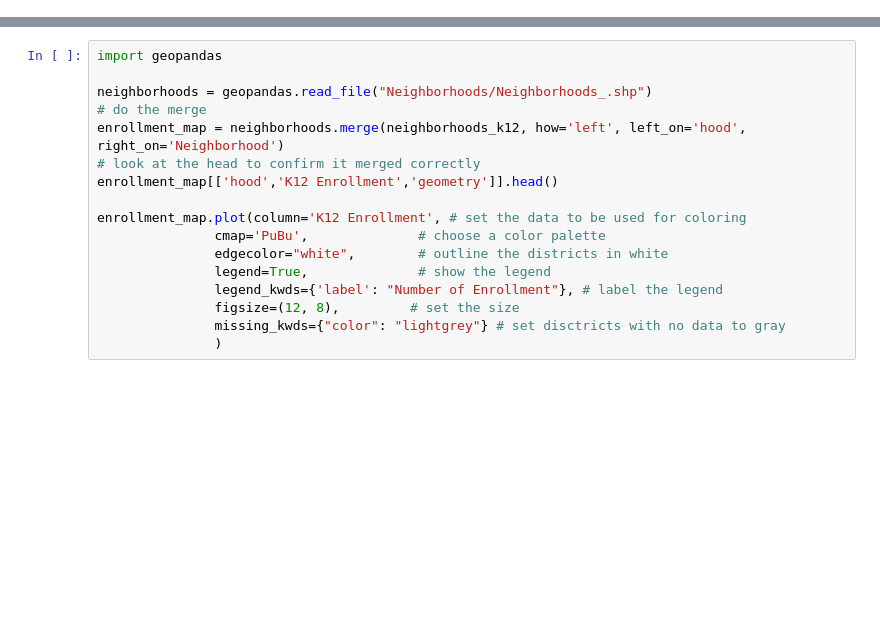
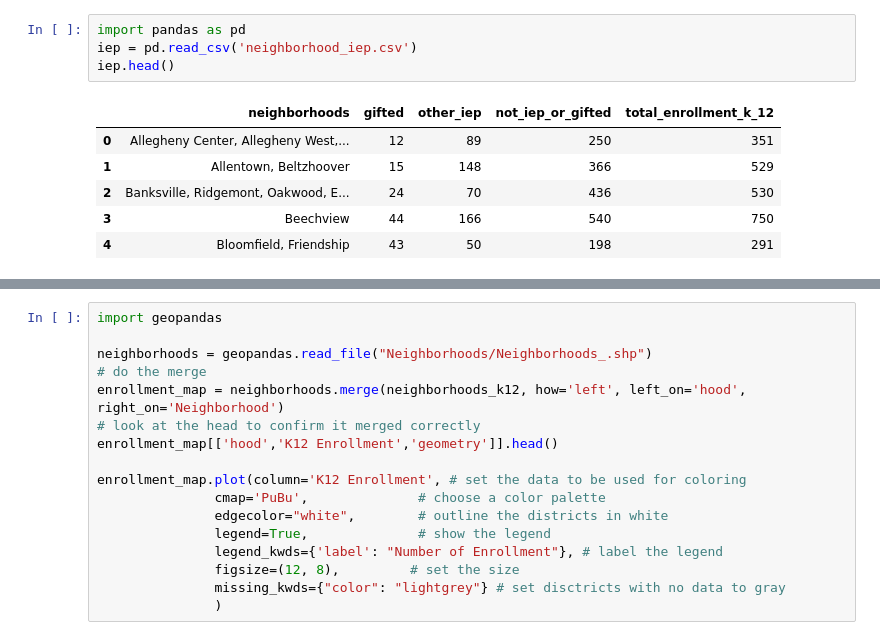
Before and after one commit to jerrymeche/CMPINF0010_Project, a Jupyter notebook: Education.ipynb, the cells around one changed output, grey strips where cells are left out. Drawn from its saved outputs; the diff is of its cells as text; blank space fills up the shorter version.

```diff
--- a/Education.ipynb
+++ b/Education.ipynb
@@ -3 +6,12 @@
+# %%
+import pandas as pd
+iep = pd.read_csv('neighborhood_iep.csv')
+iep.head()
+# %% [output]
+|  | neighborhoods | gifted | other_iep | not_iep_or_gifted | total_enrollment_k_12 |
+| 0 | Allegheny Center, Allegheny West,... | 12 | 89 | 250 | 351 |
+| 1 | Allentown, Beltzhoover | 15 | 148 | 366 | 529 |
+| 2 | Banksville, Ridgemont, Oakwood, E... | 24 | 70 | 436 | 530 |
+| 3 | Beechview | 44 | 166 | 540 | 750 |
+| 4 | Bloomfield, Friendship | 43 | 50 | 198 | 291 |
 # %%
```
Also changed, not shown: parts of 6 cells of this notebook.
